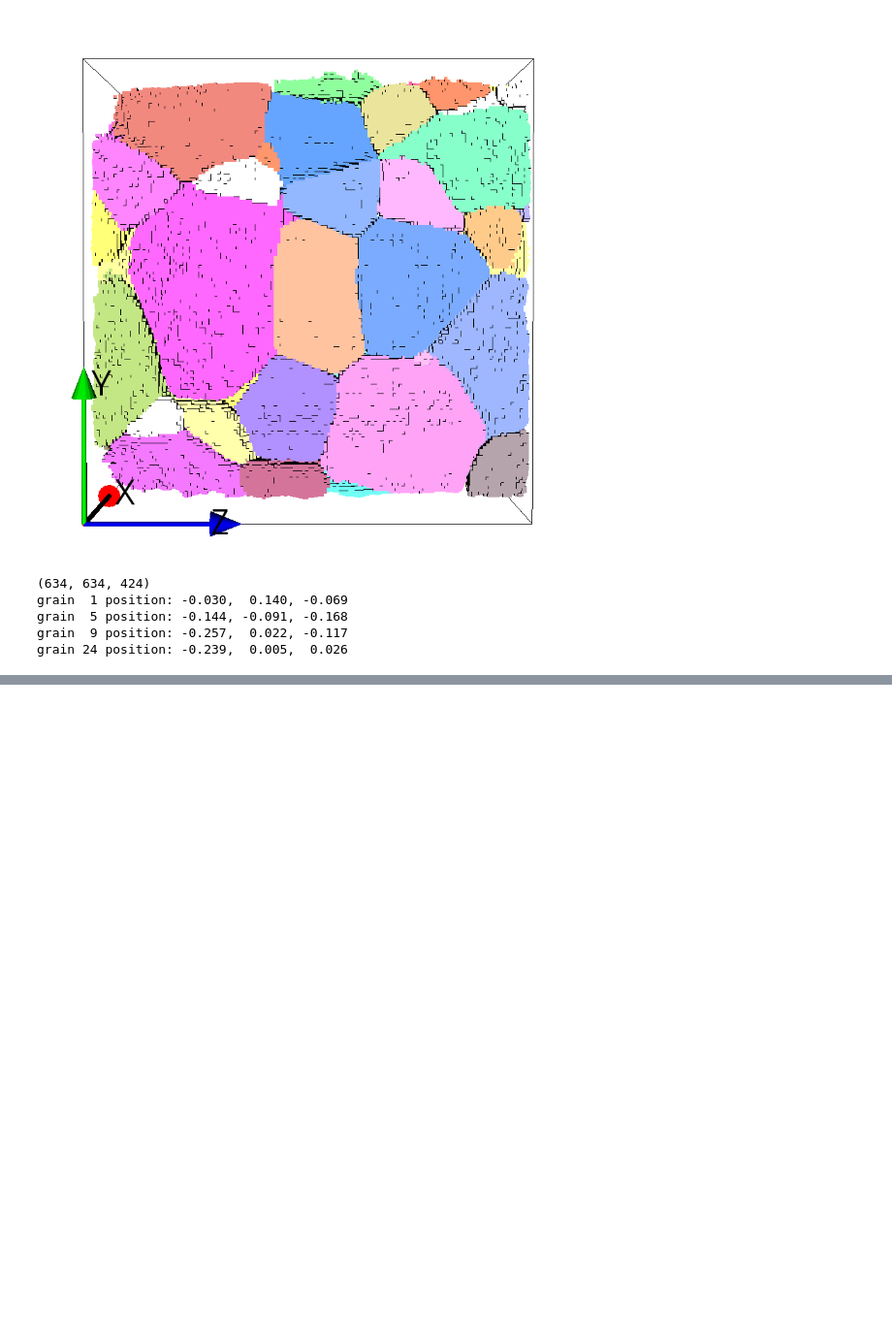
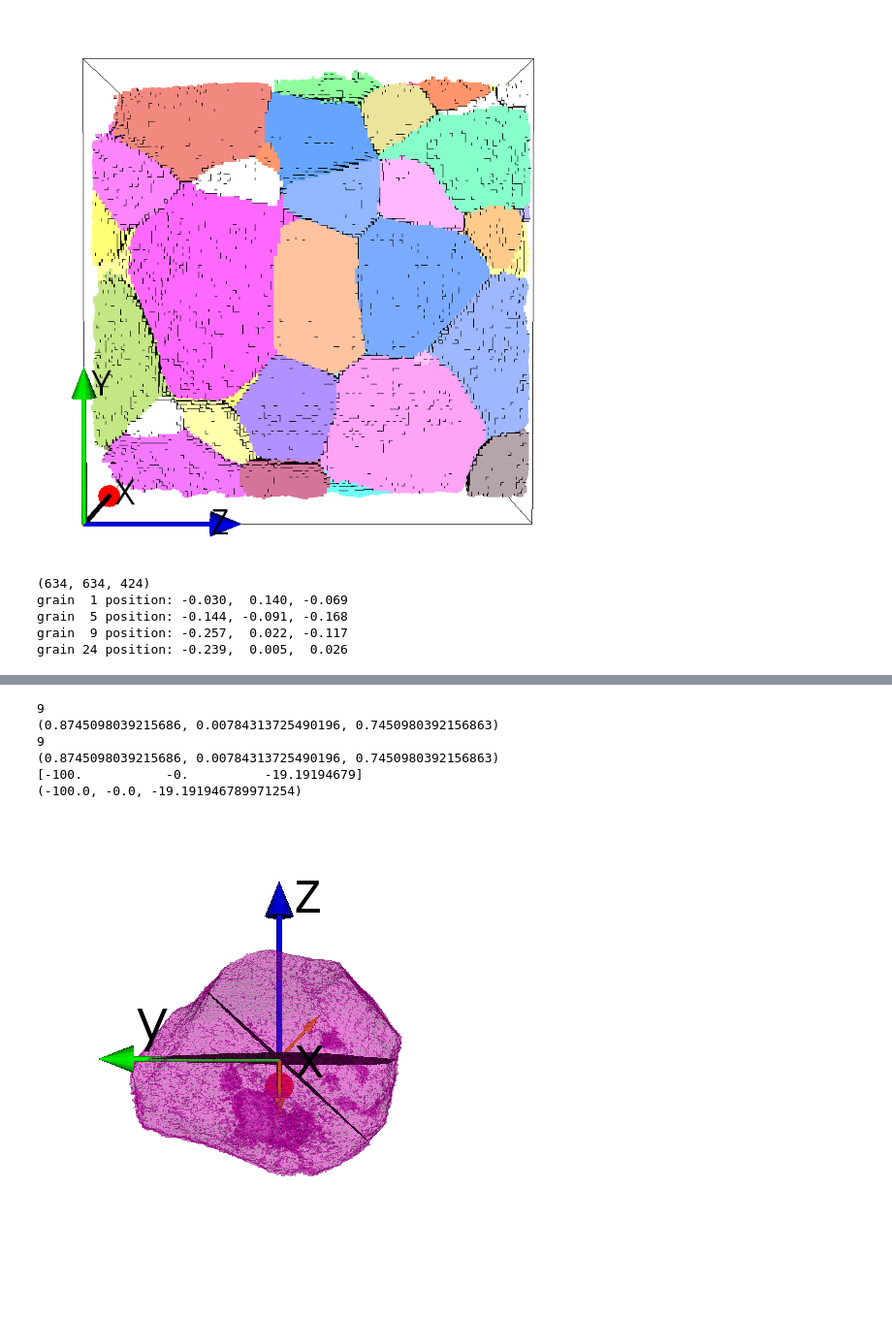
Before and after one commit to heprom/Ti7_ESRF, a Jupyter notebook: T5/T5_grains_1_5_9_24.ipynb, the cells around one changed output, grey strips where cells are left out. Shown at 97% size. Drawn from its saved outputs; the diff is of its cells as text; code cells hidden in the pictures; blank space fills up the shorter version.

```diff
--- a/T5/T5_grains_1_5_9_24.ipynb
+++ b/T5/T5_grains_1_5_9_24.ipynb
@@ -302,0 +512,20 @@ bragg angle for (00-2) reflection is 5.95 deg
+# %%
+from math import cos, sin, pi
+
+(ut, lt) = grain.orientation.topotomo_tilts(hkl_dif, verbose=True)
+theta = hkl_dif.bragg_angle(lambda_keV, verbose=True)
+gt = grain.orientation_matrix().transpose()
+Gs = np.dot(gt, hkl_dif.scattering_vector())
+print('d-spacing is %.3f nm' % hkl_dif.interplanar_spacing())
+print('norm of Gs: %.3f nm^-1' % np.linalg.norm(Gs))
+
+U = np.array([[cos(ut), 0, sin(ut)], [0, 1, 0], [-sin(ut), 0, cos(ut)]])
+L = np.array([[1, 0, 0], [0, cos(lt), -sin(lt)], [0, sin(lt), cos(lt)]])
+S = np.dot(L, U)
+print('tilt matrix S:')
+print(S)
+T = np.array([[cos(-theta), 0, sin(-theta)], [0, 1, 0], [-sin(-theta), 0, cos(-theta)]])  # base tilt
+Gt = np.dot(S, Gs)
+Gl = np.dot(T, Gt)
+print('scattering vector tilted by samrx and samry: Gt = [%.3f, %.3f, %.3f] with norm %.3f' % (Gt[0], Gt[1], Gt[2], np.linalg.norm(Gt)))
+print('scattering vector further tilted bt base tilt Gl = [%.3f, %.3f, %.3f]' % (Gl[0], Gl[1], Gl[2]))
@@ -302,0 +546,49 @@ bragg angle for (00-2) reflection is 5.95 deg
+# %%
+from pymicro.view.vtk_utils import *
+
+# display grain in TT condition
+n = 48  # topograph 48 shows slip traces for grain 9
+omegar = 4 * n * pi / 180
+#omegar = omegas_edge_on[hkl_index][omega_index] * pi / 180
+R = np.array([[cos(omegar), -sin(omegar), 0], [sin(omegar), cos(omegar), 0], [0, 0, 1]])  # turntable
+
+hkl_index = 0
+z_offsets = [0]
+plane_origins = np.zeros((1, 3), dtype=float)
+plane_origins[:, 2] = z_offsets[hkl_index]
+
+# create the grain actor
+grain_with_planes = grain_3d(grain, show_orientation=False)
+grain_with_planes = grain_3d(grain, [hkl_dif, p_basal], show_normal=True, plane_opacity=1.0, show_orientation=False)
+apply_rotation_to_actor(grain_with_planes, np.dot(T, np.dot(R, S)))
+
+# 3d scene
+s3d_par = Scene3D(display=True, ren_size=(500, 500), name='tt_g%02d' % gid)
+s3d_par.add(grain_with_planes)
+axes = axes_actor(length=np.mean(grain_ids.shape), fontSize=60)
+s3d_par.add(axes)
+cam_par = setup_camera(grain_ids.shape)
+cam_pos = - 100 * np.array([1, 0., np.tan(2 * theta)])  # look in the diffraction direction
+print(cam_pos)
+cam_par.SetPosition(cam_pos)
+cam_par.SetFocalPoint(grain.position)
+cam_par.ParallelProjectionOn()
+cam_par.Zoom(0.005)
+s3d_par.set_camera(cam_par)
+print(cam_par.GetPosition())
+
+# save and display 3d image
+im = s3d_par.get_frame()
+#from IPython.display import Image
+#Image(im)
+with open('edge_on_g%02d_(%d%d%d%d)_vtk.png' % (gid, h, k, -(h + k), l), 'wb') as png:
+    png.write(im)
+print('done')
+# %% [output]
+9
+(0.8745098039215686, 0.00784313725490196, 0.7450980392156863)
+9
+(0.8745098039215686, 0.00784313725490196, 0.7450980392156863)
+[-100.           -0.          -19.19194679]
+(-100.0, -0.0, -19.191946789971254)
+[figure, added]
```
Also changed, not shown: parts of 49 cells of this notebook, 9 other files.
